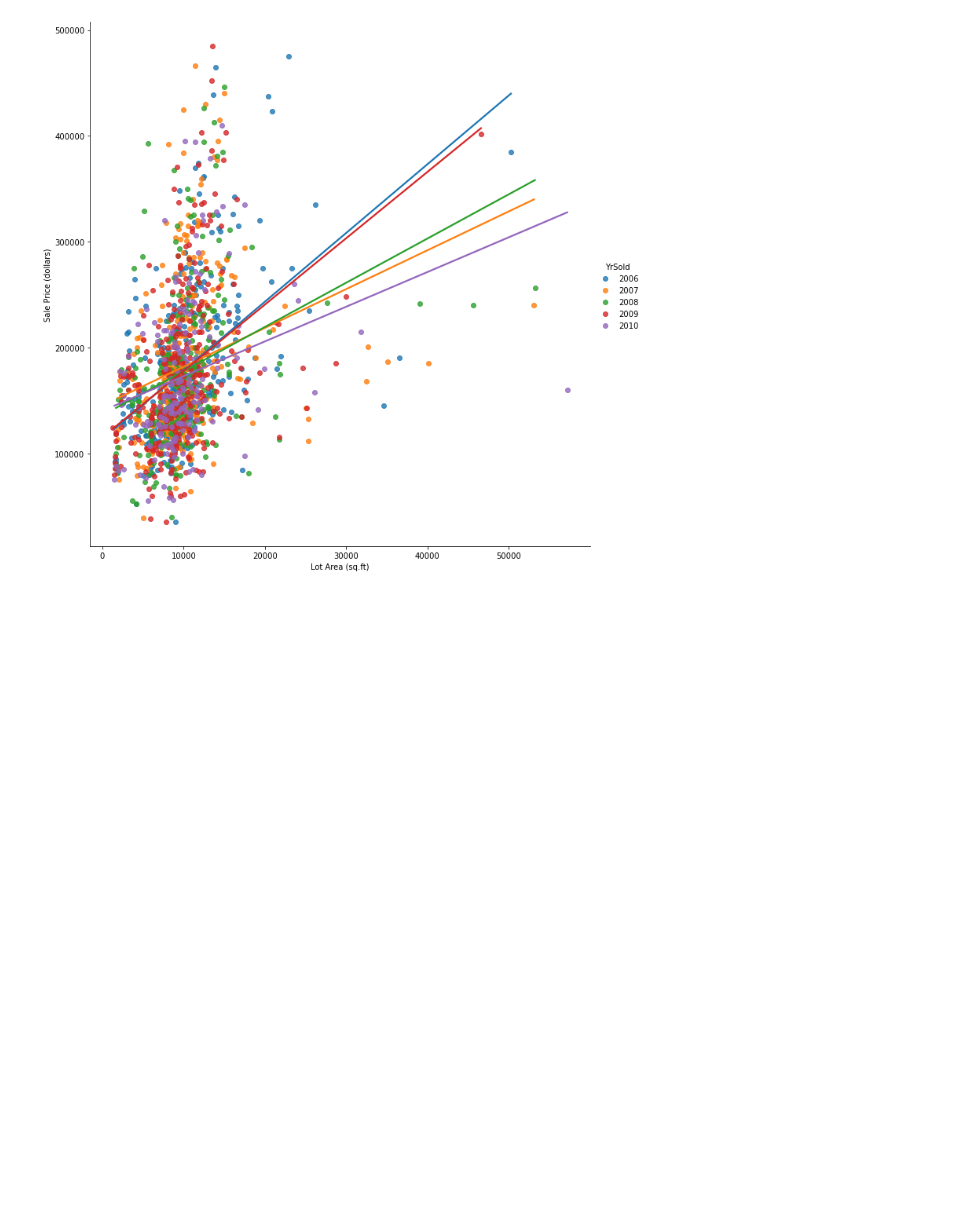
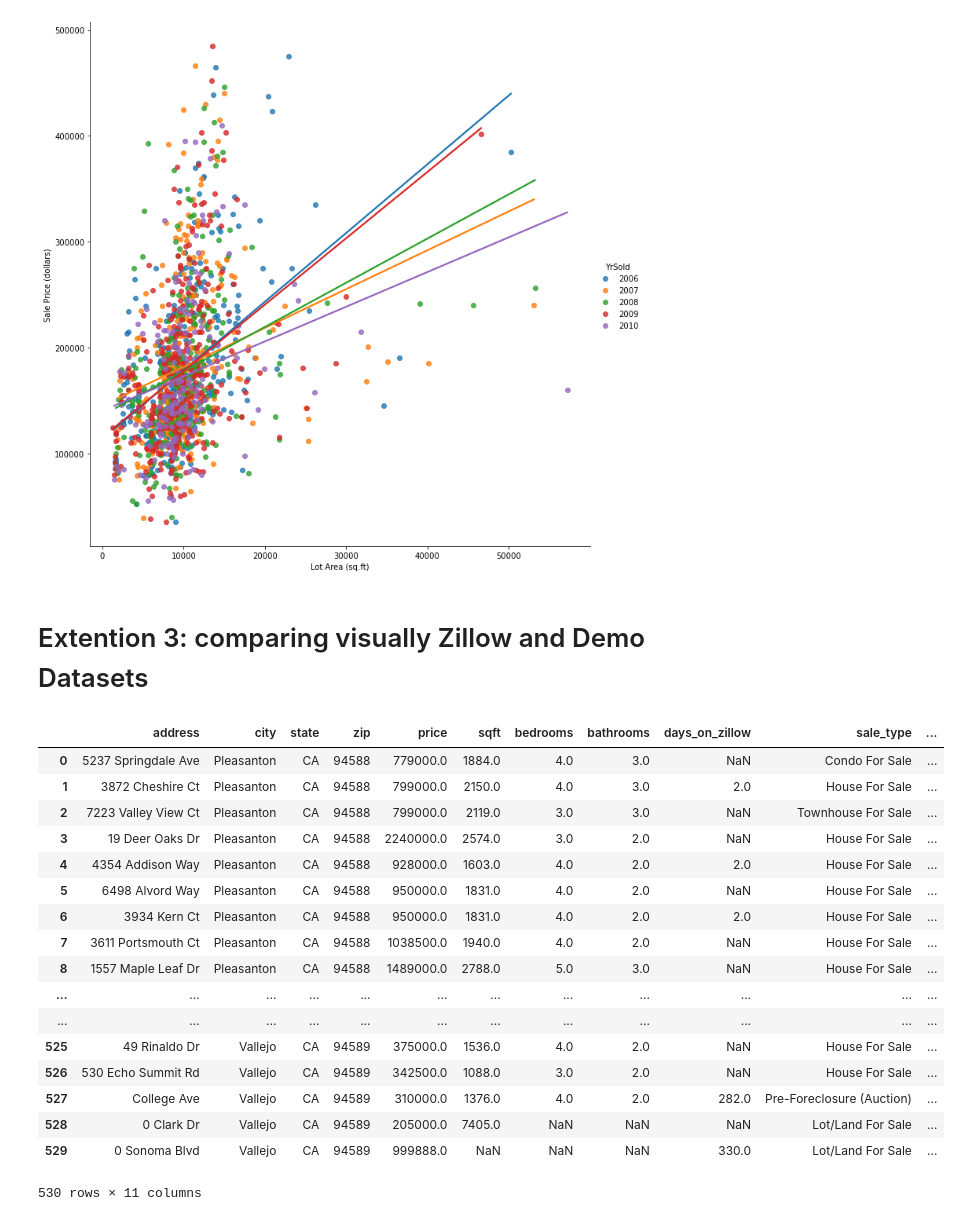
Before and after one commit to CS521-Burstein/final-project-Ayoub-Amghar, a Jupyter notebook: Machine Learning.ipynb, the cells around one changed output. Saved outputs shown, nothing was run; the diff lists cells and outputs as text; code cells hidden in the pictures; blank space fills up the shorter version.

```diff
--- a/Machine Learning.ipynb
+++ b/Machine Learning.ipynb
@@ -334,3 +341,5 @@ plt.savefig("LotArea_saleprice.png",
                     format='png',dpi=150)
 # %% [output]
 [figure]
+# %% [markdown]
+# Extention 3: comparing visually Zillow and Demo Datasets
@@ -336,0 +355,21 @@ plt.savefig("LotArea_saleprice.png",
+# %%
+zillow_dataframe
+# %% [output]
+|  | address | city | state | zip | price | sqft | bedrooms | bathrooms | days_on_zillow | sale_type | ... |
+| 0 | 5237 Springdale Ave | Pleasanton | CA | 94588 | 779000.0 | 1884.0 | 4.0 | 3.0 | NaN | Condo For Sale | ... |
+| 1 | 3872 Cheshire Ct | Pleasanton | CA | 94588 | 799000.0 | 2150.0 | 4.0 | 3.0 | 2.0 | House For Sale | ... |
+| 2 | 7223 Valley View Ct | Pleasanton | CA | 94588 | 799000.0 | 2119.0 | 3.0 | 3.0 | NaN | Townhouse For Sale | ... |
+| 3 | 19 Deer Oaks Dr | Pleasanton | CA | 94588 | 2240000.0 | 2574.0 | 3.0 | 2.0 | NaN | House For Sale | ... |
+| 4 | 4354 Addison Way | Pleasanton | CA | 94588 | 928000.0 | 1603.0 | 4.0 | 2.0 | 2.0 | House For Sale | ... |
+| 5 | 6498 Alvord Way | Pleasanton | CA | 94588 | 950000.0 | 1831.0 | 4.0 | 2.0 | NaN | House For Sale | ... |
+| 6 | 3934 Kern Ct | Pleasanton | CA | 94588 | 950000.0 | 1831.0 | 4.0 | 2.0 | 2.0 | House For Sale | ... |
+| 7 | 3611 Portsmouth Ct | Pleasanton | CA | 94588 | 1038500.0 | 1940.0 | 4.0 | 2.0 | NaN | House For Sale | ... |
+| 8 | 1557 Maple Leaf Dr | Pleasanton | CA | 94588 | 1489000.0 | 2788.0 | 5.0 | 3.0 | NaN | House For Sale | ... |
+| ... | ... | ... | ... | ... | ... | ... | ... | ... | ... | ... | ... |
+| ... | ... | ... | ... | ... | ... | ... | ... | ... | ... | ... | ... |
+| 525 | 49 Rinaldo Dr | Vallejo | CA | 94589 | 375000.0 | 1536.0 | 4.0 | 2.0 | NaN | House For Sale | ... |
+| 526 | 530 Echo Summit Rd | Vallejo | CA | 94589 | 342500.0 | 1088.0 | 3.0 | 2.0 | NaN | House For Sale | ... |
+| 527 | College Ave | Vallejo | CA | 94589 | 310000.0 | 1376.0 | 4.0 | 2.0 | 282.0 | Pre-Foreclosure (Auction) | ... |
+| 528 | 0 Clark Dr | Vallejo | CA | 94589 | 205000.0 | 7405.0 | NaN | NaN | NaN | Lot/Land For Sale | ... |
+| 529 | 0 Sonoma Blvd | Vallejo | CA | 94589 | 999888.0 | NaN | NaN | NaN | 330.0 | Lot/Land For Sale | ... |
+530 rows × 11 columns
```
Also changed, not shown: parts of 8 cells of this notebook.
